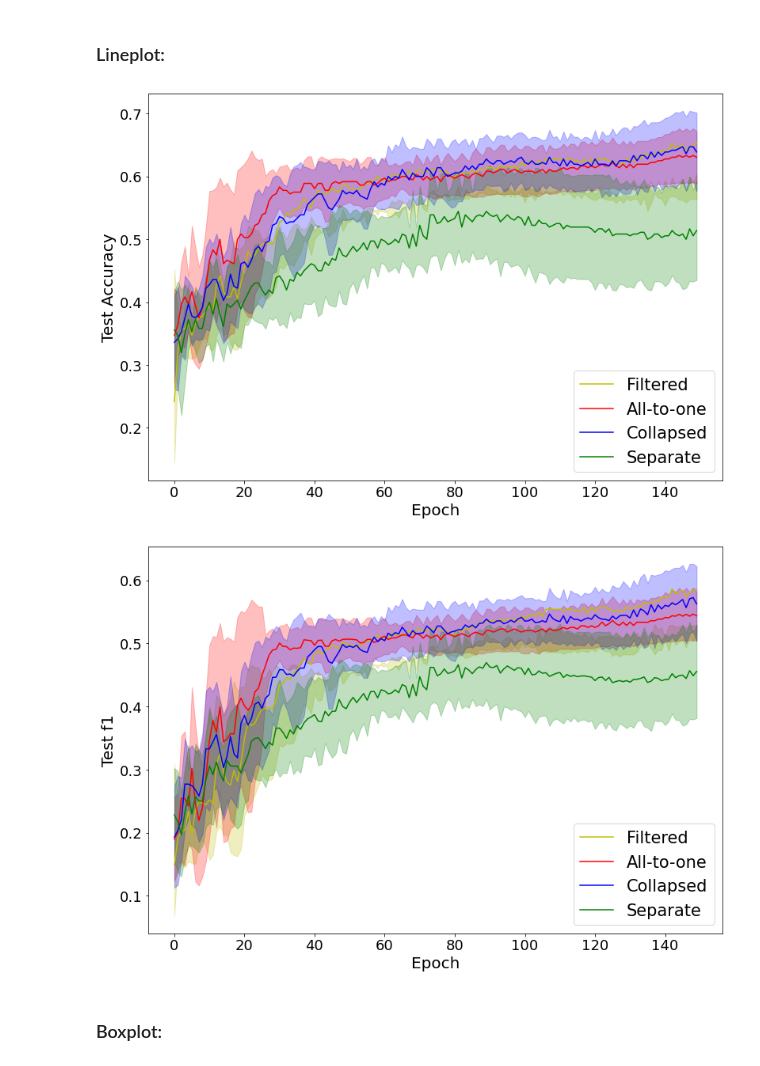
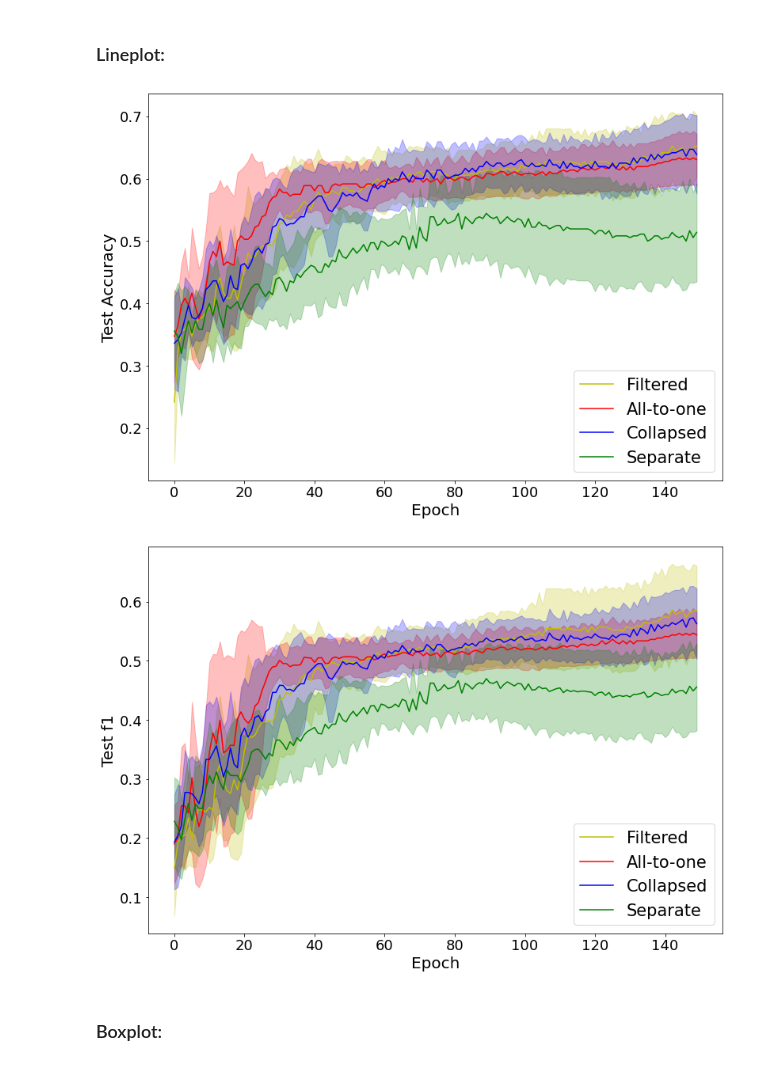
Before and after one commit to Janneke13/Master-Thesis-Graph-Representation, a Jupyter notebook: notebooks/data_analysis_aifb_gcn.ipynb, the cells around one changed output. Drawn from its saved outputs; the diff is of its cells as text; code cells hidden in the pictures.

```diff
--- a/notebooks/data_analysis_aifb_gcn.ipynb
+++ b/notebooks/data_analysis_aifb_gcn.ipynb
@@ -144,7 +146,7 @@ plt.plot(mean_acc_collapsed.index.values, mean_acc_collapsed, 'b-', label='Colla
 plt.plot(mean_acc_separate.index.values, mean_acc_separate, 'g-', label='Separate')
 
 # fill between the standard deviations
-plt.fill_between(std_acc_filtered.index.values, mean_acc_filtered - std_acc_filtered, mean_acc_separate + std_acc_filtered, color='y', alpha=0.25)
+plt.fill_between(std_acc_filtered.index.values, mean_acc_filtered - std_acc_filtered, mean_acc_filtered + std_acc_filtered, color='y', alpha=0.25)
 plt.fill_between(std_acc_alltoone.index.values, mean_acc_alltoone - std_acc_alltoone, mean_acc_alltoone + std_acc_alltoone, color='r', alpha=0.25)
 plt.fill_between(std_acc_collapsed.index.values, mean_acc_collapsed - std_acc_collapsed, mean_acc_collapsed + std_acc_collapsed, color='b', alpha=0.25)
 plt.fill_between(std_acc_separate.index.values, mean_acc_separate - std_acc_separate, mean_acc_separate + std_acc_separate, color='g', alpha=0.25)
@@ -165,36 +167,36 @@ figure.savefig('../plots/experiment_data_analysis/aifb/gcn_test_acc.png', dpi=30
 
 plt.show()
 # %% [output]
-[figure, old version]
+[figure, new version]
 # %%
 # draw the lines for the means
 plt.plot(mean_f1_filtered.index.values, mean_f1_filtered, 'y-', label='Filtered')
 plt.plot(mean_f1_alltoone.index.values, mean_f1_alltoone, 'r-', label='All-to-one')
 plt.plot(mean_f1_collapsed.index.values, mean_f1_collapsed, 'b-', label='Collapsed')
 plt.plot(mean_f1_separate.index.values, mean_f1_separate, 'g-', label='Separate')
 
 # fill between the standard deviations
-plt.fill_between(std_f1_filtered.index.values, mean_f1_filtered - std_f1_filtered, mean_f1_separate + std_f1_filtered, color='y', alpha=0.25)
+plt.fill_between(std_f1_filtered.index.values, mean_f1_filtered - std_f1_filtered, mean_f1_filtered + std_f1_filtered, color='y', alpha=0.25)
 plt.fill_between(std_f1_alltoone.index.values, mean_f1_alltoone - std_f1_alltoone, mean_f1_alltoone + std_f1_alltoone, color='r', alpha=0.25)
 plt.fill_between(std_f1_collapsed.index.values, mean_f1_collapsed - std_f1_collapsed, mean_f1_collapsed + std_f1_collapsed, color='b', alpha=0.25)
 plt.fill_between(std_f1_separate.index.values, mean_f1_separate - std_f1_separate, mean_f1_separate + std_f1_separate, color='g', alpha=0.25)
 
 plt.legend(loc="lower right", fontsize=21)
 # plt.title("Test f1 of GCN for AIFB+ Dataset with Different Literal Mappings", fontsize=19)
 plt.xticks(fontsize=18)
 plt.yticks(fontsize = 18)
 plt.xlabel('Epoch', fontsize=20)
 plt.ylabel('Test f1', fontsize=20)
 
 # increase size of figure
 figure = plt.gcf()
 figure.set_size_inches(13, 9)
 
 # save the figure
 figure.savefig('../plots/experiment_data_analysis/aifb/gcn_test_f1.png', dpi=300)
 plt.show()
 # %% [output]
-[figure, old version]
+[figure, new version]
 # %% [markdown]
 ### Boxplot:
 # %%
```
Also changed, not shown: parts of 39 cells of this notebook, 3 other files.
